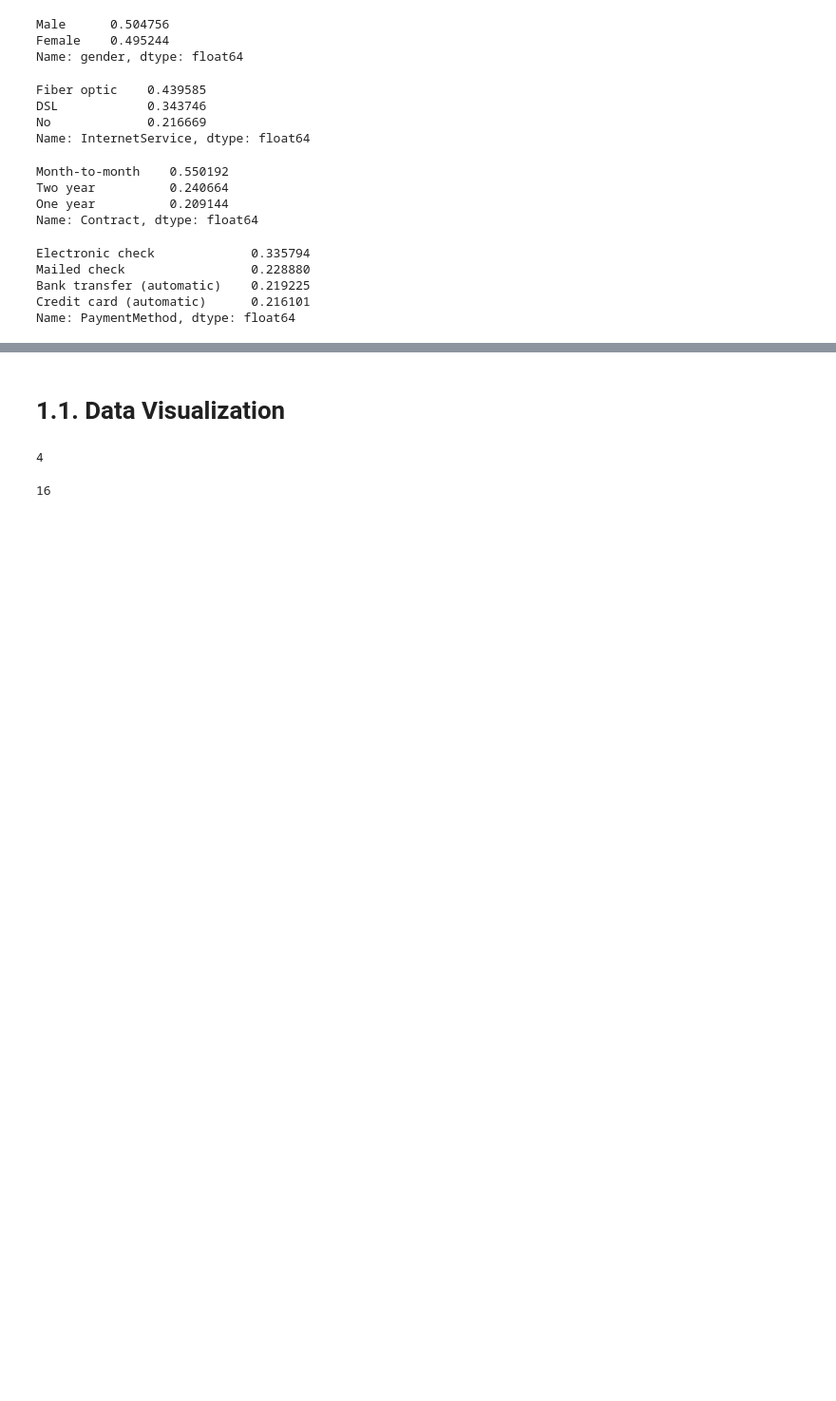
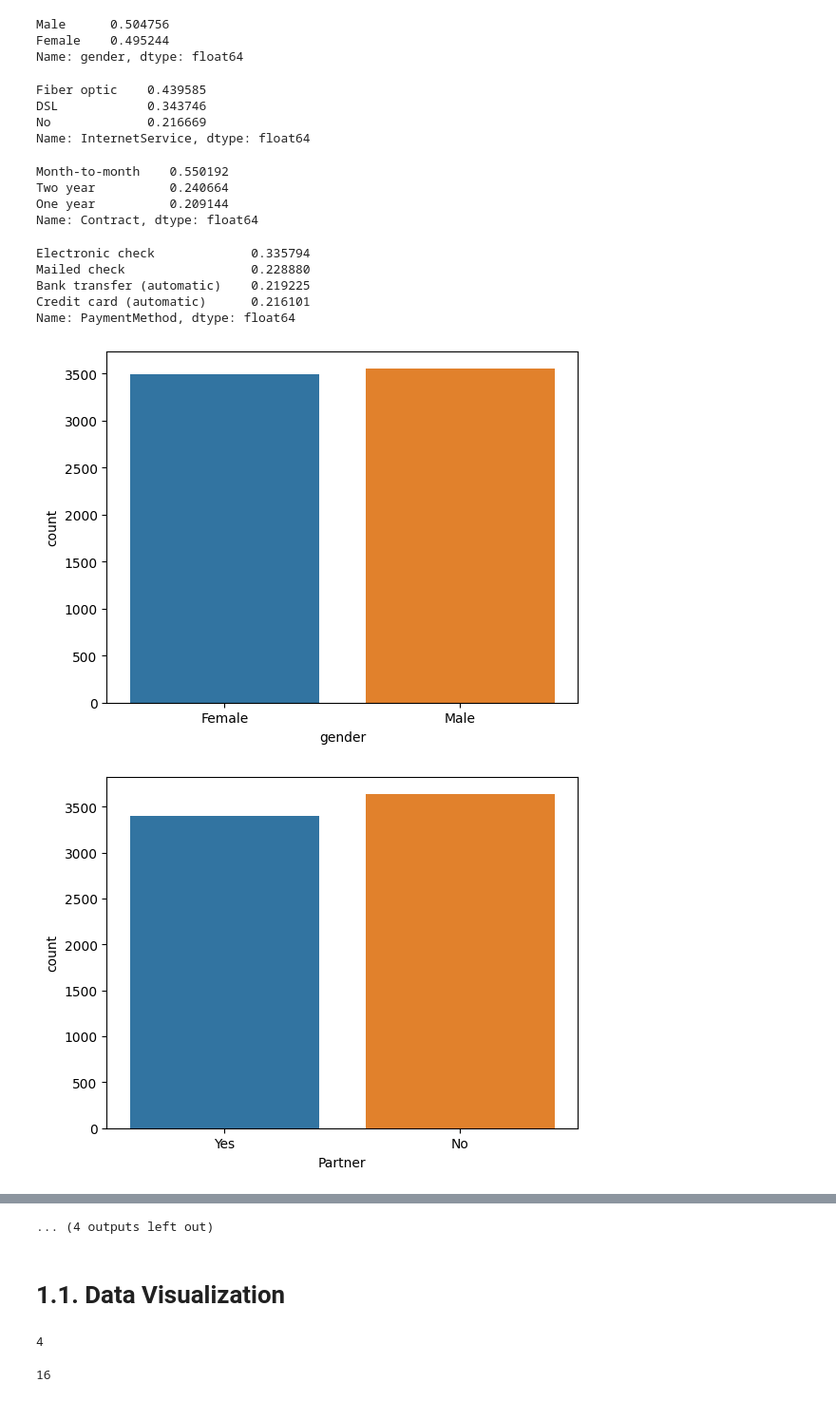
Before and after one commit to sabirinID/Telecom-Churn-Analysis, a Jupyter notebook: Notebooks/Telecom_Churn_Analysis.ipynb, the cells around one changed output, grey strips where cells are left out. Shown at 95% size. Saved outputs shown, nothing was run; the diff lists cells and outputs as text; code cells hidden in the pictures; blank space fills up the shorter version.

```diff
--- a/Notebooks/Telecom_Churn_Analysis.ipynb
+++ b/Notebooks/Telecom_Churn_Analysis.ipynb
@@ -328,3 +336,11 @@ Mailed check                 0.228880
 Bank transfer (automatic)    0.219225
 Credit card (automatic)      0.216101
 Name: PaymentMethod, dtype: float64
+# %%
+for i in cat_cols:
+    if i!= 'customerID':
+        sns.countplot(x = i, data = data)
+        plt.show()
+# %% [output]
+[figure, added]
+[figure, added]
@@ -331,3 +357,4 @@ Name: PaymentMethod, dtype: float64
+... (4 outputs left out)
 # %% [markdown]
 # 1.1. Data Visualization
 # %%
```
Also changed, not shown: parts of 19 cells of this notebook.
